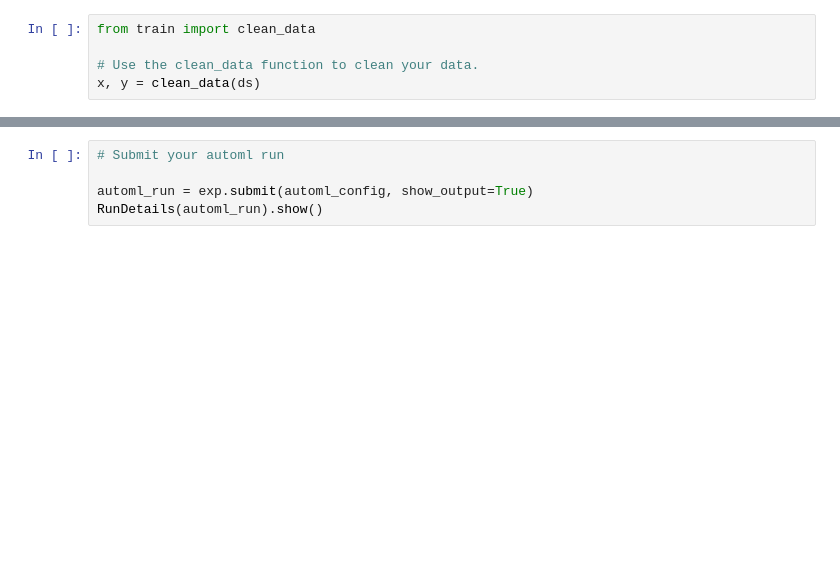
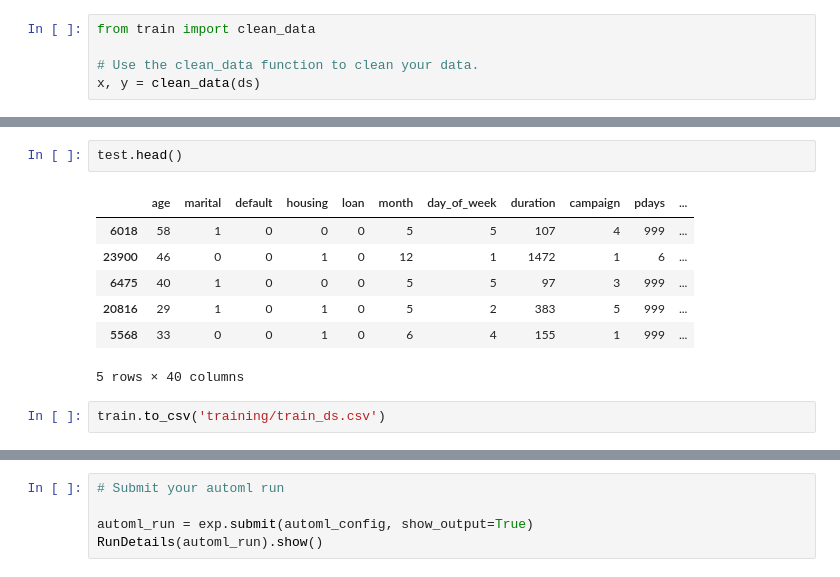
Before and after one commit to cristiandatum/ML_Pipeline_Azure, a Jupyter notebook: udacity-project.ipynb, the cells around one changed output, grey strips where cells are left out. Saved outputs shown, nothing was run; the diff lists cells and outputs as text; blank space fills up the shorter version.

```diff
--- a/udacity-project.ipynb
+++ b/udacity-project.ipynb
@@ -165,0 +182,12 @@ x, y = clean_data(ds)
+# %%
+test.head()
+# %% [output]
+|  | age | marital | default | housing | loan | month | day_of_week | duration | campaign | pdays | ... |
+| 6018 | 58 | 1 | 0 | 0 | 0 | 5 | 5 | 107 | 4 | 999 | ... |
+| 23900 | 46 | 0 | 0 | 1 | 0 | 12 | 1 | 1472 | 1 | 6 | ... |
+| 6475 | 40 | 1 | 0 | 0 | 0 | 5 | 5 | 97 | 3 | 999 | ... |
+| 20816 | 29 | 1 | 0 | 1 | 0 | 5 | 2 | 383 | 5 | 999 | ... |
+| 5568 | 33 | 0 | 0 | 1 | 0 | 6 | 4 | 155 | 1 | 999 | ... |
+5 rows × 40 columns
+# %%
+train.to_csv('training/train_ds.csv')
```
Also changed, not shown: parts of 8 cells of this notebook.
